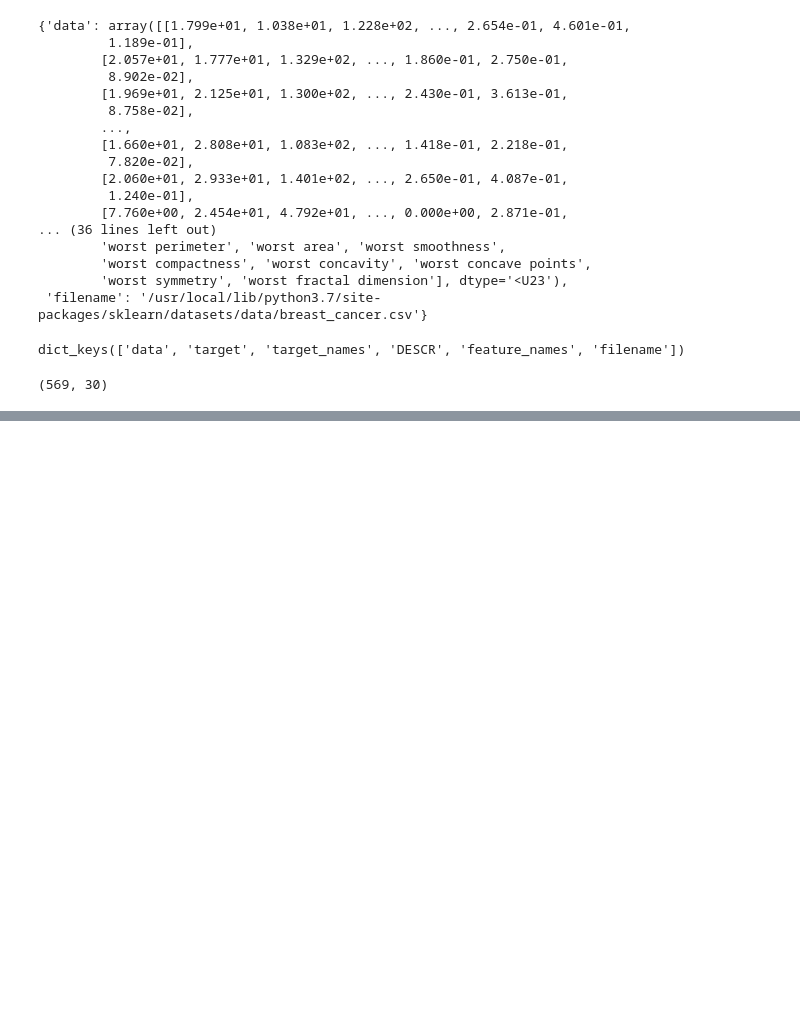
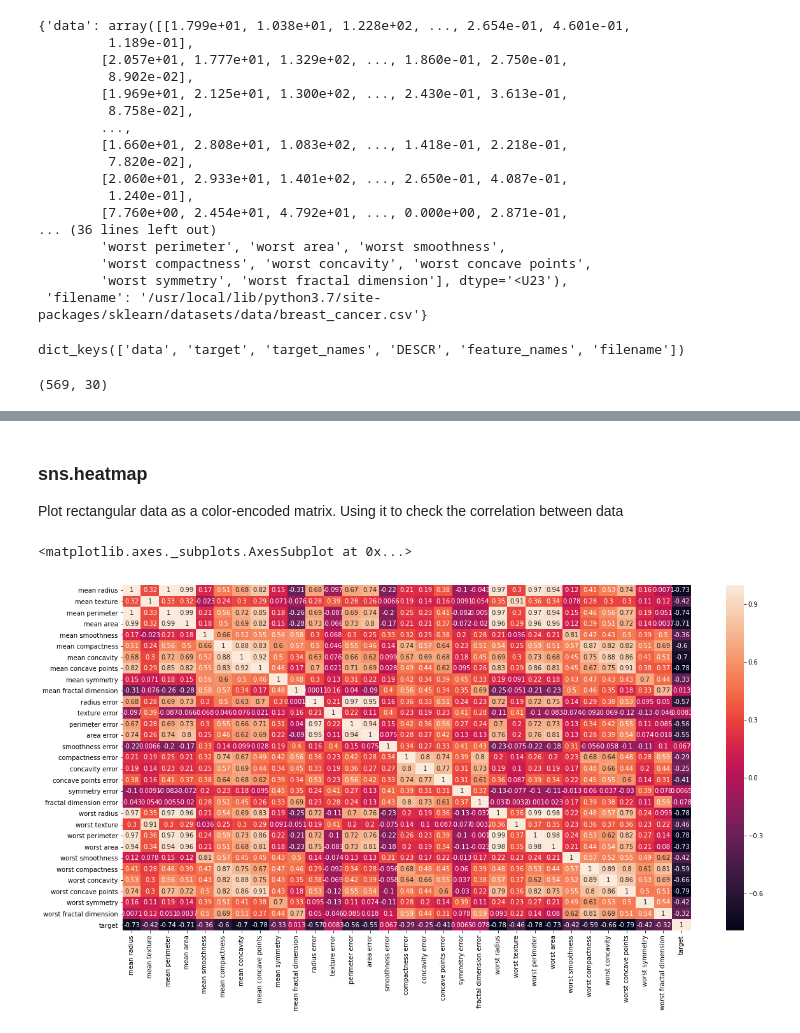
Before and after one commit to amkurian/breast-cancer-classification, a Jupyter notebook: Breast_Cancer_Classification.ipynb, the cells around one changed output, grey strips where cells are left out. Cells and saved outputs as stored; diff of their text form; code cells hidden in the pictures; blank space fills up the shorter version.

```diff
--- a/Breast_Cancer_Classification.ipynb
+++ b/Breast_Cancer_Classification.ipynb
@@ -73,0 +117,9 @@ cancer_data['data'].shape
+# %% [markdown]
+### sns.heatmap
+Plot rectangular data as a color-encoded matrix. Using it to check the correlation between data
+# %%
+plt.figure(figsize=(20,10))
+sns.heatmap(df_cancer_data.corr(), annot=True)
+# %% [output]
+<matplotlib.axes._subplots.AxesSubplot at 0x...>
+[figure, added]
```
Also changed, not shown: parts of 9 cells of this notebook.
